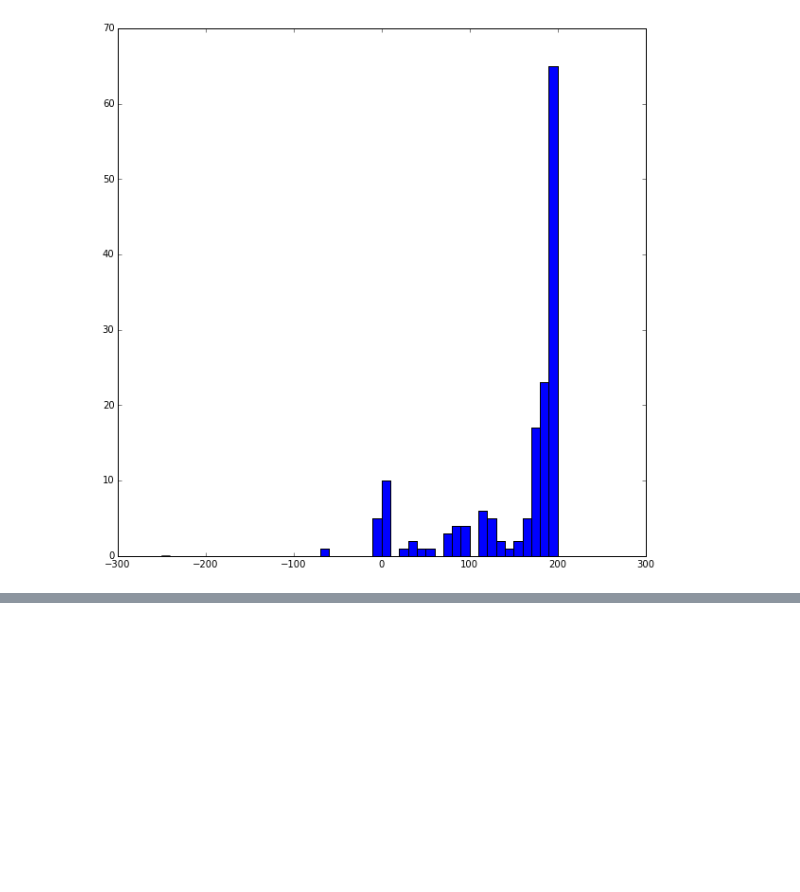
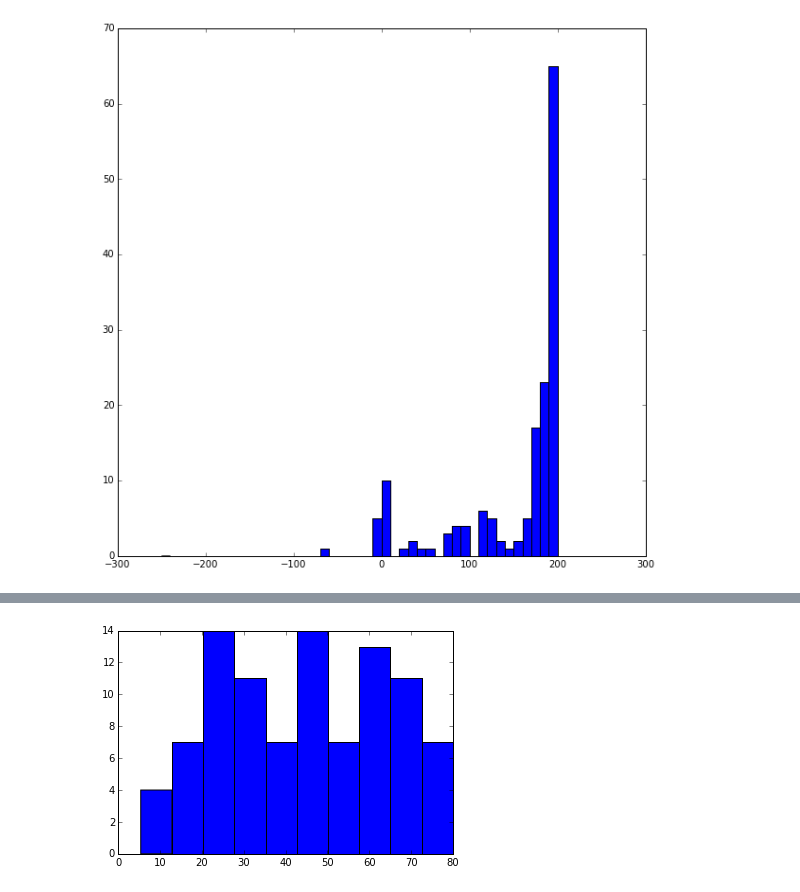
Before and after one commit to jmbhughes/swarced, a Jupyter notebook: recover_many_planets.ipynb, the cells around one changed output, grey strips where cells are left out. Saved outputs shown, nothing was run; the diff lists cells and outputs as text; code cells hidden in the pictures; blank space fills up the shorter version.

```diff
--- a/recover_many_planets.ipynb
+++ b/recover_many_planets.ipynb
@@ -132,0 +151,6 @@ pl.show()
+# %%
+mask = (inj_tdepth > 5) * (success < 0.8)
+# %%
+contents_h, ref_h, epicid_h, eb_period_h = contents[mask], ref[mask], epicid[mask], eb_period[mask]
+inj_period_h, inj_rpbyrs_h, inj_tdepth_h, inj_tctime_h = inj_period[mask], inj_rpbyrs[mask], inj_tdepth[mask], inj_tctime[mask]
+inj_prad_h, inj_srad_h, inj_smass_h, inj_impact_h = inj_prad[mask], inj_srad[mask], inj_smass[mask], inj_impact[mask]
@@ -132,0 +159,5 @@ pl.show()
+# %%
+pl.hist(inj_period_h)
+pl.show()
+# %% [output]
+[figure, added]
```
Also changed, not shown: parts of 20 cells of this notebook, 1 other file.
